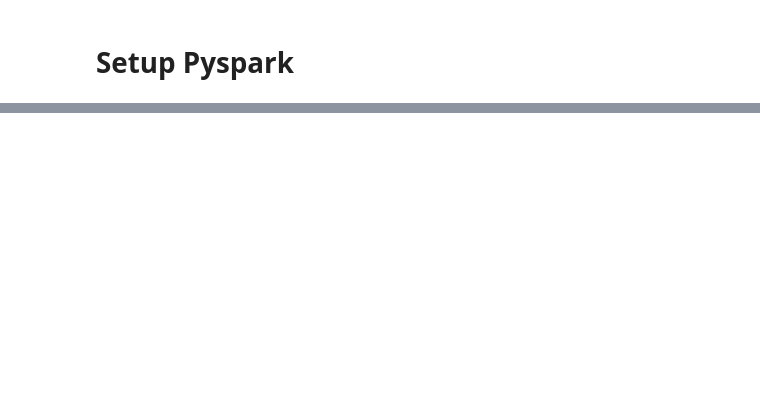
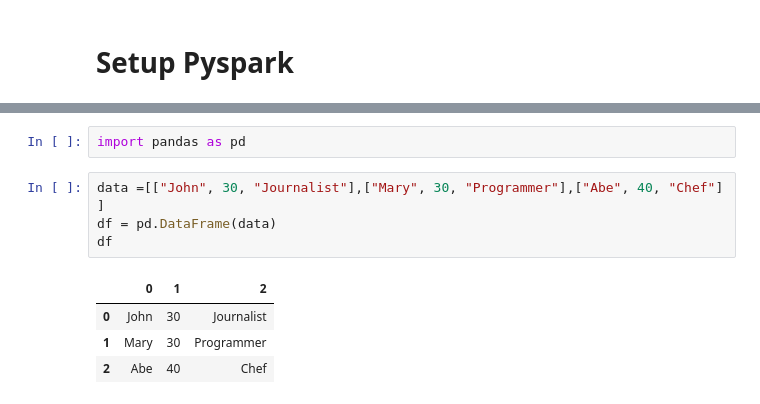
Before and after one commit to SanjayJanardhan-89/ApacheSparkHandsOn, a Jupyter notebook: Pandas.ipynb, the cells around one changed output, grey strips where cells are left out. Cells and saved outputs as stored; diff of their text form; blank space fills up the shorter version.

```diff
--- a/Pandas.ipynb
+++ b/Pandas.ipynb
@@ -50,3 +50,14 @@ Requirement already satisfied: pyspark in /usr/local/lib/python3.11/dist-package
 Requirement already satisfied: py4j==0.10.9.7 in /usr/local/lib/python3.11/dist-packages (from pyspark) (0.10.9.7)
 Requirement already satisfied: py4j in /usr/local/lib/python3.11/dist-packages (0.10.9.7)
 <pyspark.sql.session.SparkSession at 0x...>
+# %%
+import pandas as pd
+# %%
+data =[["John", 30, "Journalist"],["Mary", 30, "Programmer"],["Abe", 40, "Chef"] ]
+df = pd.DataFrame(data)
+df
+# %% [output]
+|  | 0 | 1 | 2 |
+| 0 | John | 30 | Journalist |
+| 1 | Mary | 30 | Programmer |
+| 2 | Abe | 40 | Chef |
```
Also changed, not shown: parts of 12 cells of this notebook.
